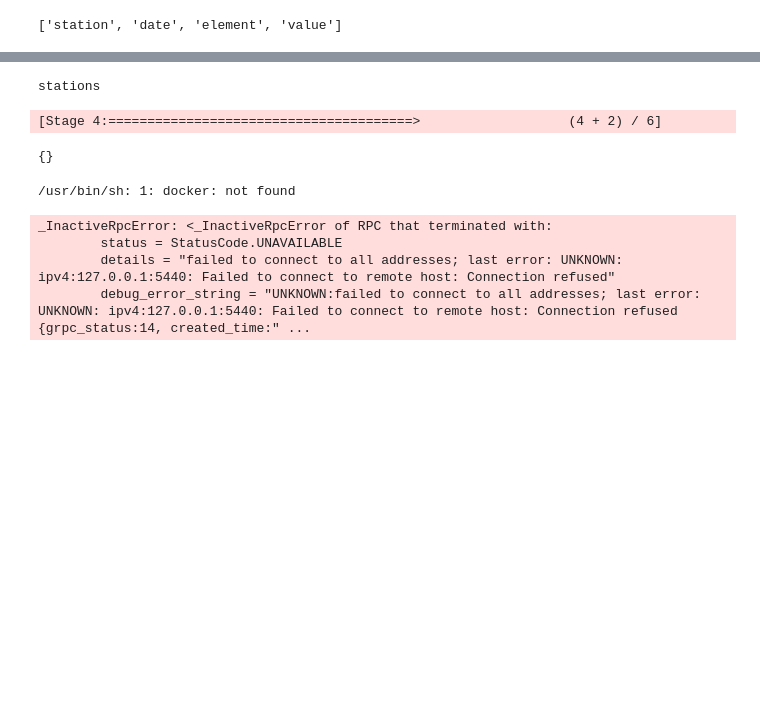
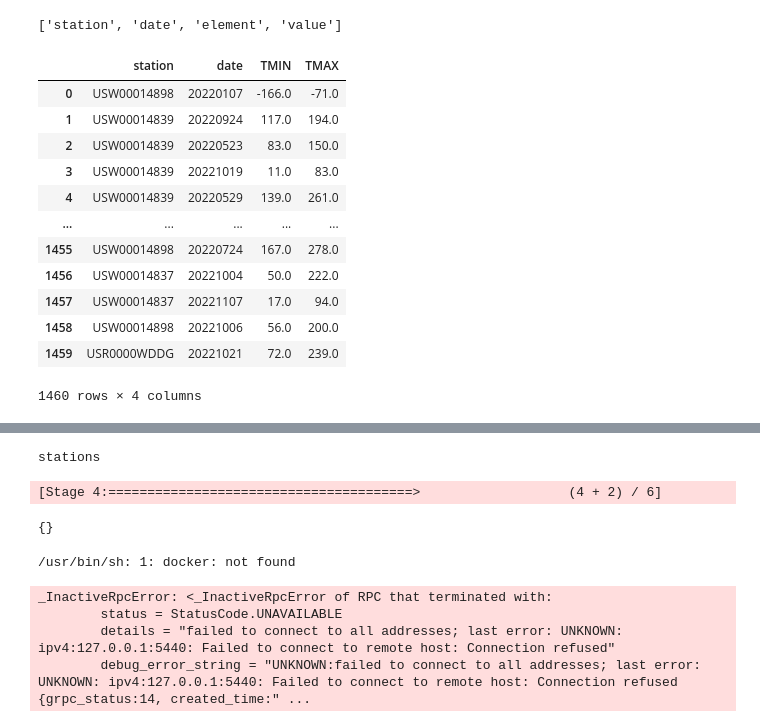
Before and after one commit to JunWisc/4_P6, a Jupyter notebook: nb/p6.ipynb, the cells around one changed output, grey strips where cells are left out. Cells and saved outputs as stored; diff of their text form; code cells hidden in the pictures; blank space fills up the shorter version.

```diff
--- a/nb/p6.ipynb
+++ b/nb/p6.ipynb
@@ -237,6 +226,22 @@ only showing top 20 rows
 df.columns
 # %% [output]
 ['station', 'date', 'element', 'value']
+# %%
+pivoted_df.select('station', 'date', 'TMIN', 'TMAX').toPandas()
+# %% [output]
+|  | station | date | TMIN | TMAX |
+| 0 | USW00014898 | 20220107 | -166.0 | -71.0 |
+| 1 | USW00014839 | 20220924 | 117.0 | 194.0 |
+| 2 | USW00014839 | 20220523 | 83.0 | 150.0 |
+| 3 | USW00014839 | 20221019 | 11.0 | 83.0 |
+| 4 | USW00014839 | 20220529 | 139.0 | 261.0 |
+| ... | ... | ... | ... | ... |
+| 1455 | USW00014898 | 20220724 | 167.0 | 278.0 |
+| 1456 | USW00014837 | 20221004 | 50.0 | 222.0 |
+| 1457 | USW00014837 | 20221107 | 17.0 | 94.0 |
+| 1458 | USW00014898 | 20221006 | 56.0 | 200.0 |
+| 1459 | USR0000WDDG | 20221021 | 72.0 | 239.0 |
+1460 rows × 4 columns
 # %%
 pivoted_df = df.groupBy("station", "date").pivot("element").agg({"value": "first"})
 
```
Also changed, not shown: parts of 13 cells of this notebook, 7 other files.
